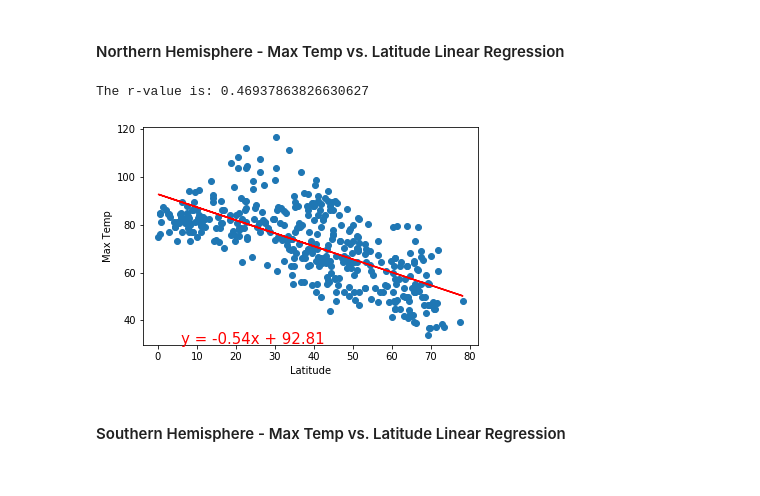
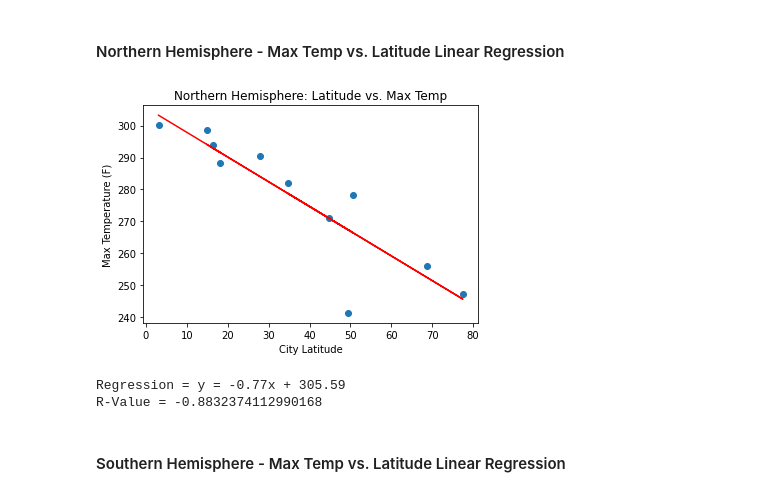
Before and after one commit to ruthhinkle/api-challenge, a Jupyter notebook: WeatherPy-REH.ipynb, the cells around one changed output. Cells and saved outputs as stored; diff of their text form; code cells hidden in the pictures.

```diff
--- a/WeatherPy-REH.ipynb
+++ b/WeatherPy-REH.ipynb
@@ -301,18 +329,23 @@ northern_df = clean_city_data.loc[pd.to_numeric(clean_city_data["Latitude"]).ast
 southern_df = clean_city_data.loc[pd.to_numeric(clean_city_data["Latitude"]).astype(float) < 0, :]
 # %% [markdown]
 ####  Northern Hemisphere - Max Temp vs. Latitude Linear Regression
-# %%
-coef = np.polyfit(avg_cap_vol['Weight (g)'], avg_cap_vol['Tumor Volume (mm3)'],1)
-line = np.poly1d(coef)
-# poly1d_fn is now a function which takes in x and returns an estimate for y
-plt.plot(avg_cap_vol['Weight (g)'], avg_cap_vol['Tumor Volume (mm3)'], 'yo', avg_cap_vol['Weight (g)'],  line(avg_cap_vol['Weight (g)']), '--k')
-plt.xlim()
-plt.xlabel("Tumor Volume (mm3)")
-plt.ylabel("Mouse Weight")
-plt.title("Coefficient and Linear Regression Model of Tumor Volume on Capomulin")
-plt.show()
-# %% [output]
-The r-value is: 0.46937863826630627
-[figure, removed]
+# %%
+x = northern_df['Latitude']
+y = northern_df['Max Temp']
+(slope, intercept, rvalue, pvalue, stderr) = linregress(x, y)
+regress_values = x * slope + intercept
+line_eq = "y = " + str(round(slope,2)) + "x + " + str(round(intercept,2))
+plt.plot(x, y, 'o', label='original data')
+plt.plot(x, result.intercept + result.slope*x, 'r', label='fitted line')
+plt.xlabel('City Latitude')
+plt.ylabel('Max Temperature (F)')
+plt.title('Northern Hemisphere: Latitude vs. Max Temp')
+plt.show()
+print(f"Regression = {line_eq}")
+print(f"R-Value = {rvalue}")
+# %% [output]
+[figure, added]
+Regression = y = -0.77x + 305.59
+R-Value = -0.8832374112990168
 # %% [markdown]
 ####  Southern Hemisphere - Max Temp vs. Latitude Linear Regression
```
Also changed, not shown: parts of 27 cells of this notebook, 1 other file.
